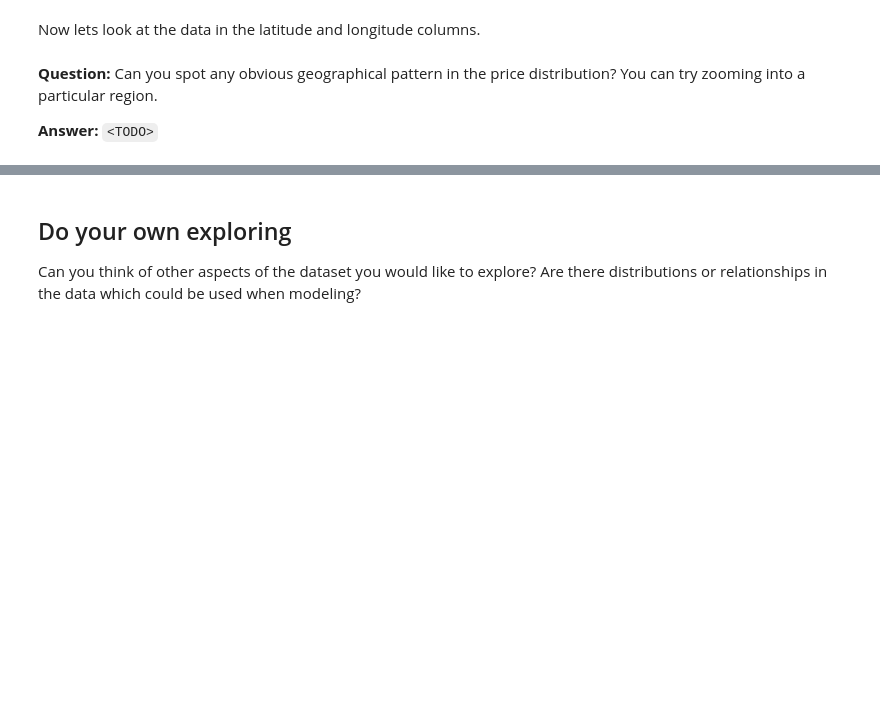
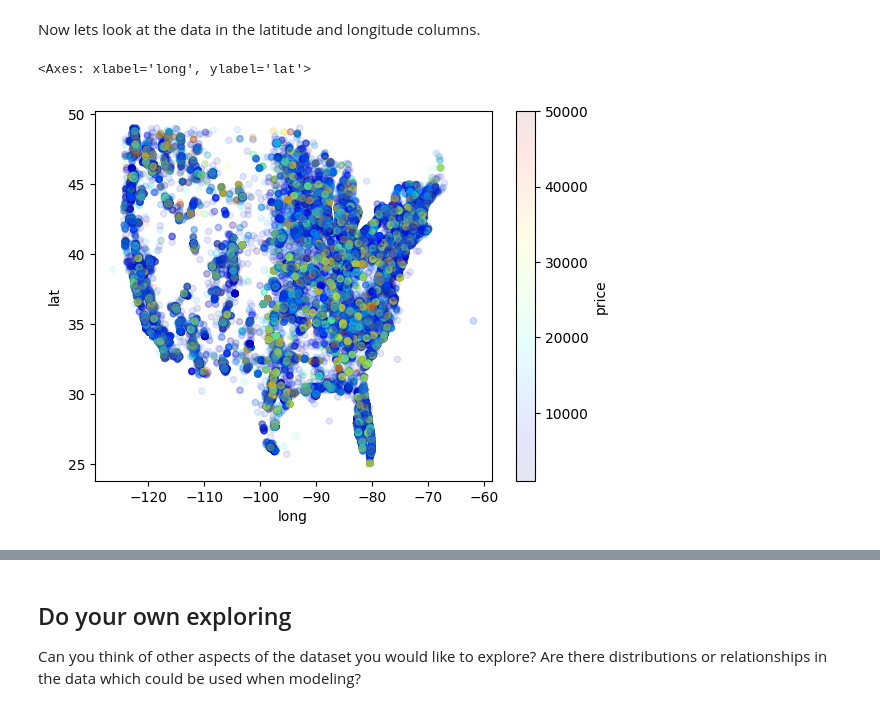
Before and after one commit to Grimur12/Data, a Jupyter notebook: Ass1/ads_ex1.ipynb, the cells around one changed output, grey strips where cells are left out. Saved outputs shown, nothing was run; the diff lists cells and outputs as text; code cells hidden in the pictures; blank space fills up the shorter version.

```diff
--- a/Ass1/ads_ex1.ipynb
+++ b/Ass1/ads_ex1.ipynb
@@ -606,11 +665,12 @@ Now lets look at the data in the latitude and longitude columns.
 # %%
 # Plot the listed cars on geographical scatterplot with the color of the dots
 # representing the car price. Use the alpha parameter to improve the visualization.
 # Only plot cars with prices ranging from $1000 to $50000
 # Only plot the continental United States (approximately 25<lat<50, -130<long<-60)
 
-<TODO>
+
+filtered_df = train_set[(train_set['price'] >= 1000) & (train_set['price'] <= 50000) & (train_set['lat'] > 25) & (train_set['lat'] < 50) & (train_set['long'] > -130) & (train_set['long'] < -60)]
+filtered_df.plot(kind='scatter', x='long', y='lat', alpha=0.1, c='price', cmap=plt.get_cmap('jet'))
+# %% [output]
+<Axes: xlabel='long', ylabel='lat'>
+[figure, added]
-# %% [markdown]
-**Question:** Can you spot any obvious geographical pattern in the price distribution? You can try zooming into a particular region.
-
-**Answer:** `<TODO>`
```
Also changed, not shown: parts of 36 cells of this notebook, 1 other file.
